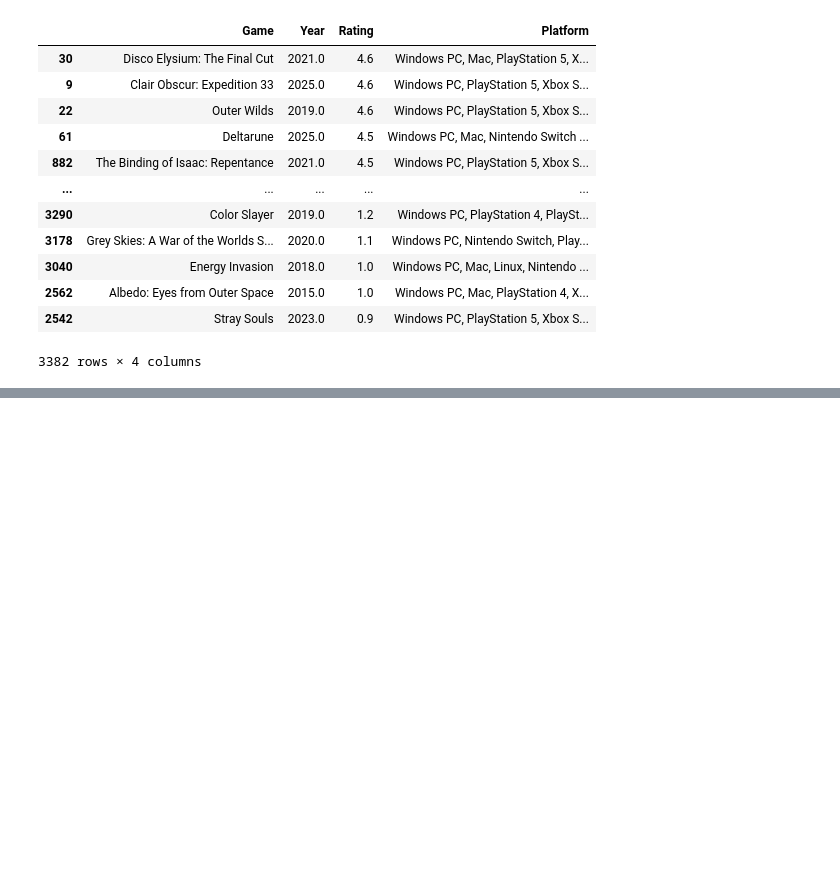
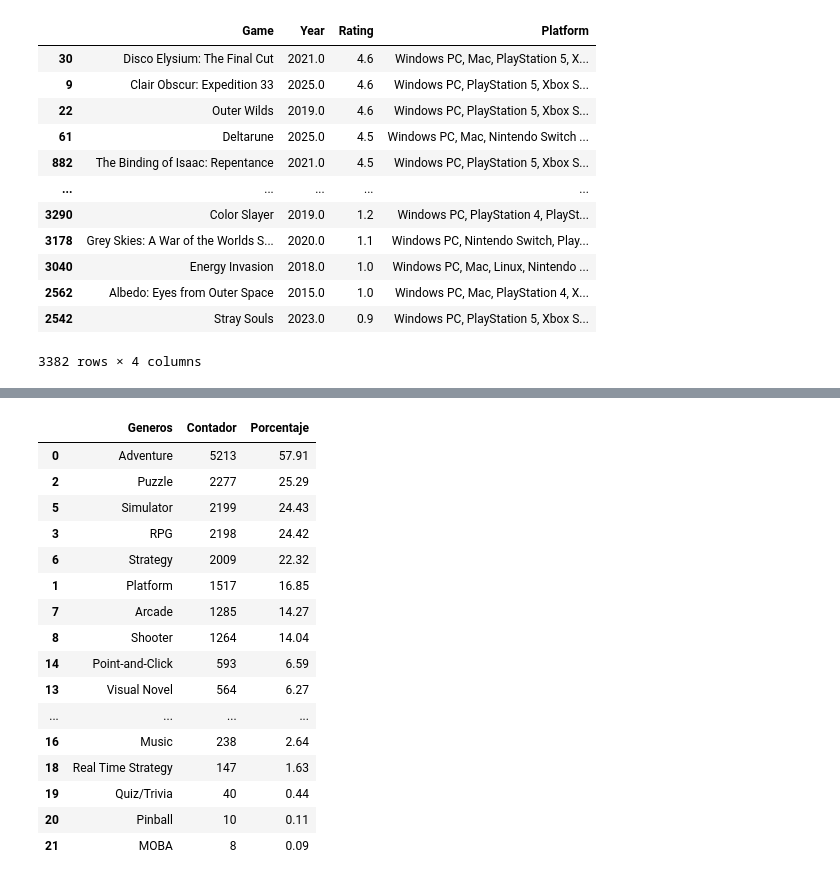
Before and after one commit to vicho-bece/Python-Data-Analytics, a Jupyter notebook: Indie Games/indie_games.ipynb, the cells around one changed output, grey strips where cells are left out. Cells and saved outputs as stored; diff of their text form; code cells hidden in the pictures; blank space fills up the shorter version.

```diff
--- a/Indie Games/indie_games.ipynb
+++ b/Indie Games/indie_games.ipynb
@@ -194,0 +203,39 @@ games
+# %%
+generos = data['Genres'].str.split(', ')
+generos = generos.explode().unique()
+generos = generos[generos != 'Indie']
+
+genre_stat = pd.DataFrame(columns=['Generos', 'Contador', 'Porcentaje'])
+size = 0
+total = len(data)
+
+for genero in generos:
+
+    contador = int(data['Genres'].str.contains(genero, na=False).sum())
+
+    percent = round((contador / total) * 100, 2)
+
+    genre_stat.loc[size] = {'Generos': genero, 'Contador': contador, 'Porcentaje': percent}
+
+    size += 1
+
+genre_stat = genre_stat.sort_values(by='Porcentaje', ascending=False)
+genre_stat
+# %% [output]
+|  | Generos | Contador | Porcentaje |
+| 0 | Adventure | 5213 | 57.91 |
+| 2 | Puzzle | 2277 | 25.29 |
+| 5 | Simulator | 2199 | 24.43 |
+| 3 | RPG | 2198 | 24.42 |
+| 6 | Strategy | 2009 | 22.32 |
+| 1 | Platform | 1517 | 16.85 |
+| 7 | Arcade | 1285 | 14.27 |
+| 8 | Shooter | 1264 | 14.04 |
+| 14 | Point-and-Click | 593 | 6.59 |
+| 13 | Visual Novel | 564 | 6.27 |
+| ... | ... | ... | ... |
+| 16 | Music | 238 | 2.64 |
+| 18 | Real Time Strategy | 147 | 1.63 |
+| 19 | Quiz/Trivia | 40 | 0.44 |
+| 20 | Pinball | 10 | 0.11 |
+| 21 | MOBA | 8 | 0.09 |
```
Also changed, not shown: parts of 1 cell of this notebook.
